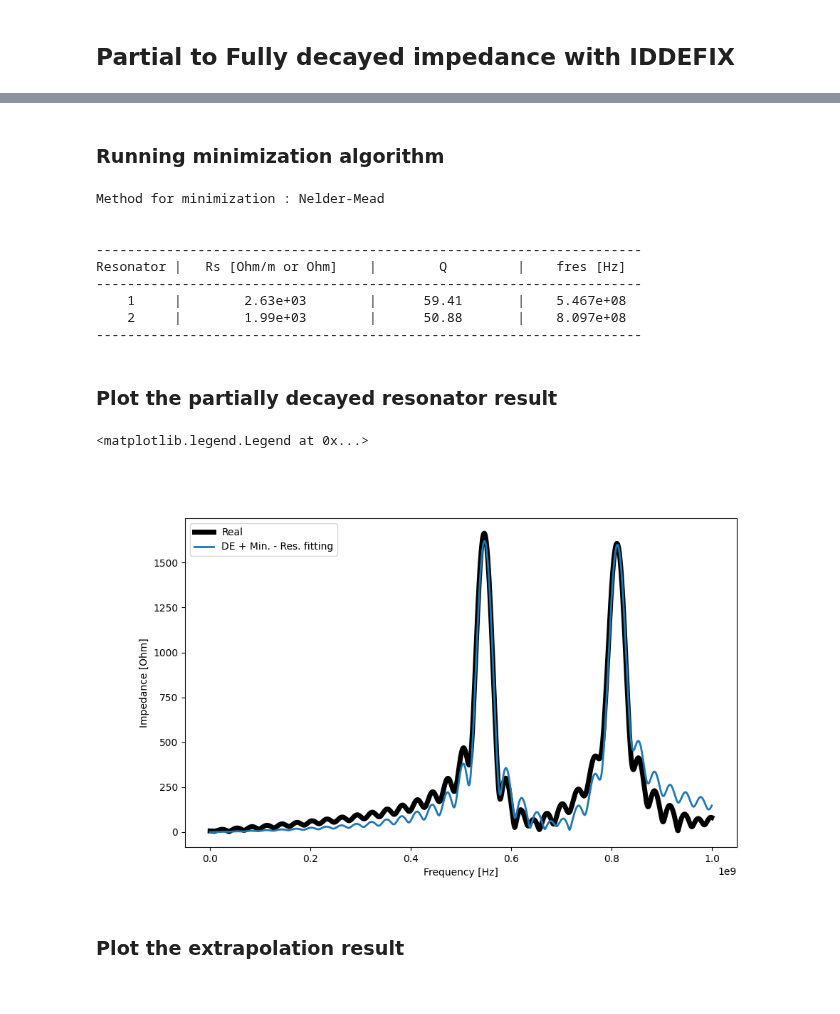
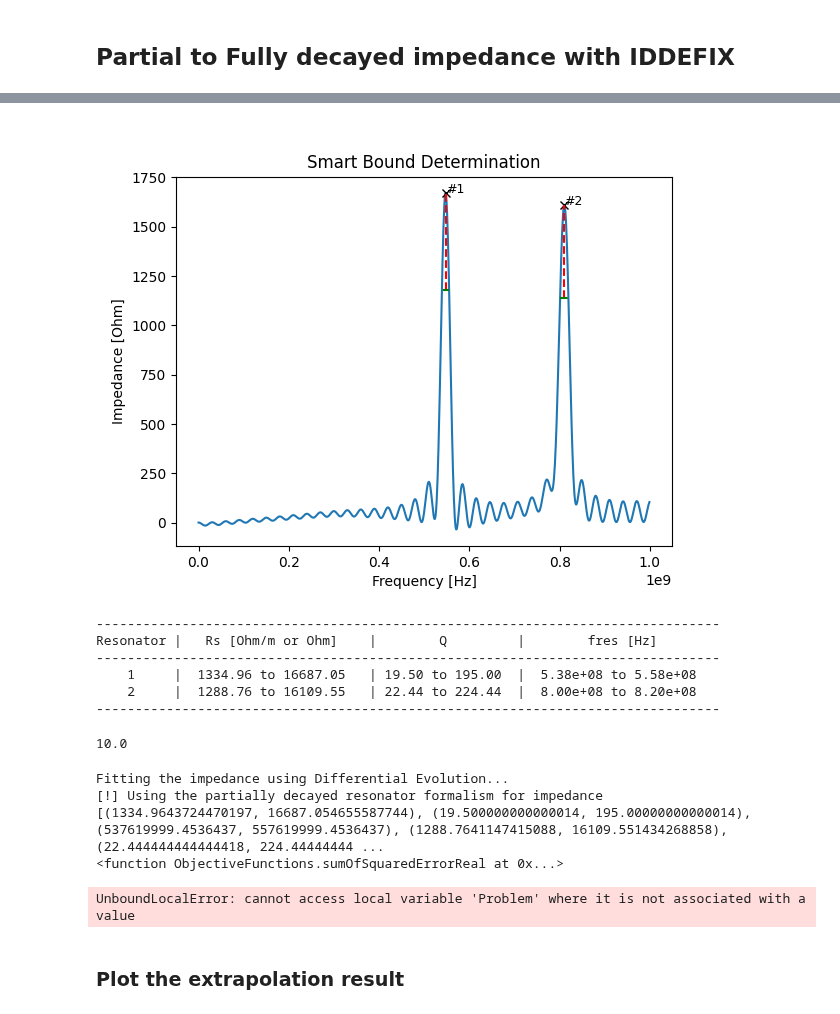
Before and after one commit to ImpedanCEI/wakis, a Jupyter notebook: notebooks/004_Wakefield_simulation_and_extrapolation.ipynb, the cells around one changed output, grey strips where cells are left out. Saved outputs shown, nothing was run; the diff lists cells and outputs as text; code cells hidden in the pictures.

```diff
--- a/notebooks/004_Wakefield_simulation_and_extrapolation.ipynb
+++ b/notebooks/004_Wakefield_simulation_and_extrapolation.ipynb
@@ -184,30 +132,32 @@ Wall time: 1.59 s
-# %% [markdown]
-### Running minimization algorithm
-# %%
-DE_model.run_minimization_algorithm()
-# %% [output]
-Method for minimization : Nelder-Mead
-
-
-----------------------------------------------------------------------
-Resonator |   Rs [Ohm/m or Ohm]    |        Q         |    fres [Hz]
-----------------------------------------------------------------------
-    1     |        2.63e+03        |      59.41       |    5.467e+08
-    2     |        1.99e+03        |      50.88       |    8.097e+08
-----------------------------------------------------------------------
-# %% [markdown]
-### Plot the partially decayed resonator result
-# %%
-plt.figure(figsize=(10, 6))
-result_DE_MIN = np.abs(DE_model.fitFunction(wake.f, iddefix.objectiveFunctions.pars_to_dict(DE_model.evolutionParameters)))
-
-plt.plot(wake.f, np.abs(wake.Z), lw=5, label='Real', color='black')
-plt.plot(wake.f, result_DE_MIN,  lw=2, label='DE + Min. - Res. fitting')
-plt.xlabel('Frequency [Hz]')
-plt.ylabel('Impedance [Ohm]')
-plt.legend()
-# %% [output]
-<matplotlib.legend.Legend at 0x...>
-[figure, removed]
+# %%
+# get bounds for the Differential Evolution fitting
+bounds = wake.get_SmartBounds(freq_data=wake.f, impedance_data=wake.Z,
+                        minimum_peak_height=500, distance=3, inspect_bounds=True,
+                        Rs_bounds=[0.8, 10], Q_bounds=[0.5, 5], fres_bounds=[-0.01e9, +0.01e9]
+                        )
+# %% [output]
+[figure, added]
+--------------------------------------------------------------------------------
+Resonator |   Rs [Ohm/m or Ohm]    |        Q         |        fres [Hz]
+--------------------------------------------------------------------------------
+    1     |  1334.96 to 16687.05   | 19.50 to 195.00  |  5.38e+08 to 5.58e+08
+    2     |  1288.76 to 16109.55   | 22.44 to 224.44  |  8.00e+08 to 8.20e+08
+--------------------------------------------------------------------------------
+# %%
+wake.wakelength
+# %% [output]
+10.0
+# %%
+DE_model = wake.get_DEmodel_fitting(freq_data=wake.f, impedance_data=wake.Z,
+                                    plane='longitudinal', dim='z',
+                                    parameterBounds=bounds.parameterBounds, N_resonators=bounds.N_resonators,
+                                    DE_kernel='DE', maxiter=1e5, cmaes_sigma=0.01, popsize=150, tol=1e-3,
+                                    use_minimization=True, minimization_margin=[0.3, 0.2, 0.01])
+# %% [output]
+Fitting the impedance using Differential Evolution...
+[!] Using the partially decayed resonator formalism for impedance
+[(1334.9643724470197, 16687.054655587744), (19.500000000000014, 195.00000000000014), (537619999.4536437, 557619999.4536437), (1288.7641147415088, 16109.551434268858), (22.444444444444418, 224.44444444 ...
+<function ObjectiveFunctions.sumOfSquaredErrorReal at 0x...>
+UnboundLocalError: cannot access local variable 'Problem' where it is not associated with a value
 # %% [markdown]
 ### Plot the extrapolation result
```
Also changed, not shown: parts of 16 cells of this notebook.
